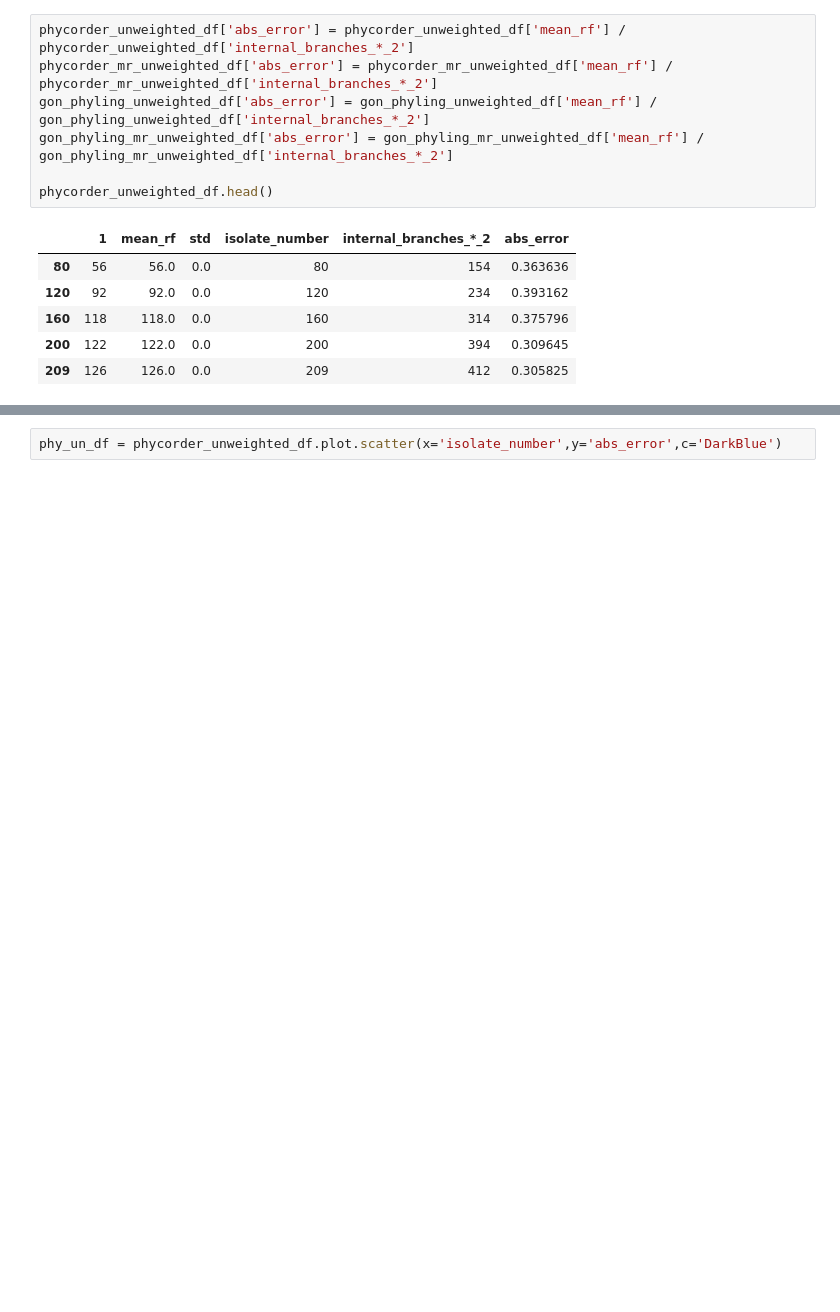
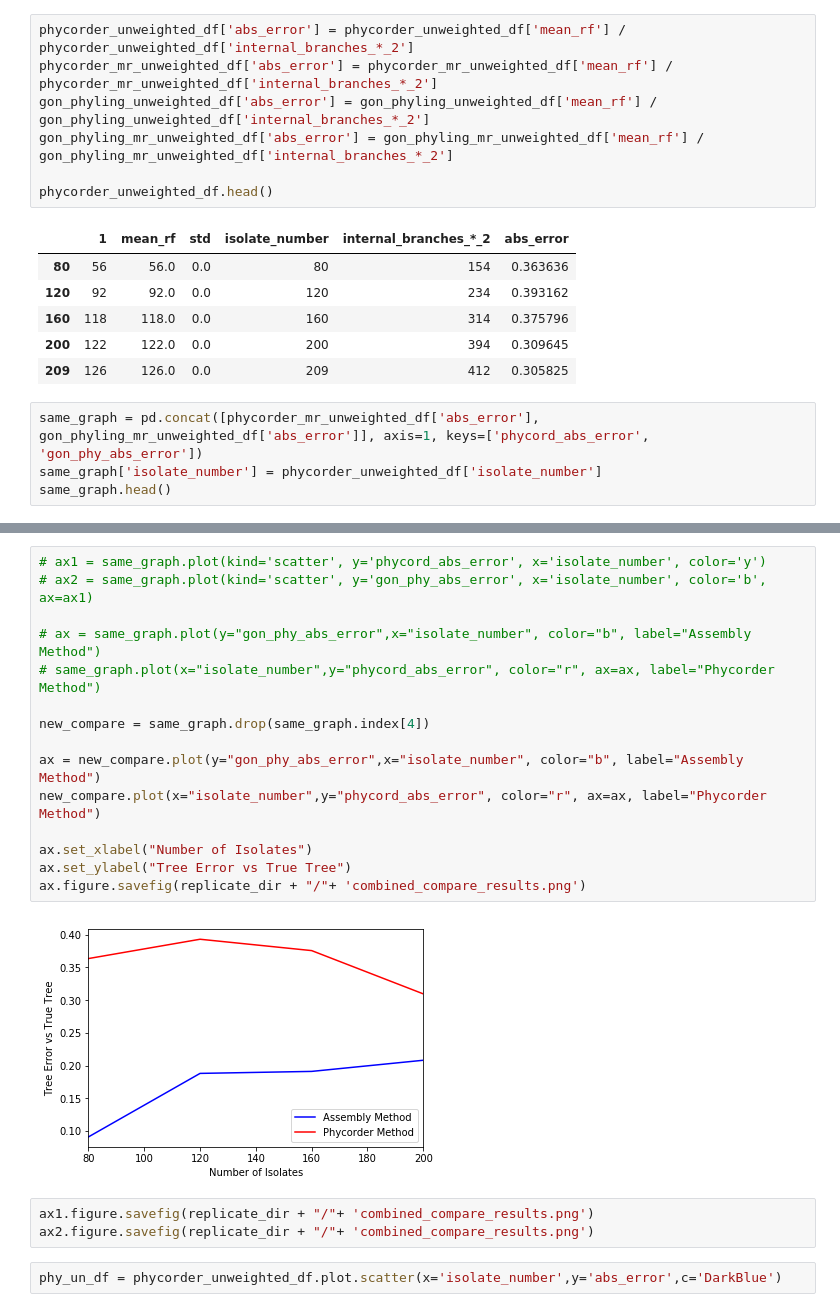
Before and after one commit to jtfield/phylo_comparison, a Jupyter notebook: tree_compare_fig.ipynb, the cells around one changed output, grey strips where cells are left out. Drawn from its saved outputs; the diff is of its cells as text; blank space fills up the shorter version.

```diff
--- a/tree_compare_fig.ipynb
+++ b/tree_compare_fig.ipynb
@@ -750,3 +791,7 @@ phycorder_unweighted_df.head()
 | 160 | 118 | 118.0 | 0.0 | 160 | 314 | 0.375796 |
 | 200 | 122 | 122.0 | 0.0 | 200 | 394 | 0.309645 |
 | 209 | 126 | 126.0 | 0.0 | 209 | 412 | 0.305825 |
+# %%
+same_graph = pd.concat([phycorder_mr_unweighted_df['abs_error'], gon_phyling_mr_unweighted_df['abs_error']], axis=1, keys=['phycord_abs_error', 'gon_phy_abs_error'])
+same_graph['isolate_number'] = phycorder_unweighted_df['isolate_number']
+same_graph.head()
@@ -753,3 +805,23 @@ phycorder_unweighted_df.head()
+# %%
+# ax1 = same_graph.plot(kind='scatter', y='phycord_abs_error', x='isolate_number', color='y')
+# ax2 = same_graph.plot(kind='scatter', y='gon_phy_abs_error', x='isolate_number', color='b', ax=ax1)
+
+# ax = same_graph.plot(y="gon_phy_abs_error",x="isolate_number", color="b", label="Assembly Method")
+# same_graph.plot(x="isolate_number",y="phycord_abs_error", color="r", ax=ax, label="Phycorder Method")
+
+new_compare = same_graph.drop(same_graph.index[4])
+
+ax = new_compare.plot(y="gon_phy_abs_error",x="isolate_number", color="b", label="Assembly Method")
+new_compare.plot(x="isolate_number",y="phycord_abs_error", color="r", ax=ax, label="Phycorder Method")
+
+ax.set_xlabel("Number of Isolates")
+ax.set_ylabel("Tree Error vs True Tree")
+ax.figure.savefig(replicate_dir + "/"+ 'combined_compare_results.png')
+# %% [output]
+[figure, added]
+# %%
+ax1.figure.savefig(replicate_dir + "/"+ 'combined_compare_results.png')
+ax2.figure.savefig(replicate_dir + "/"+ 'combined_compare_results.png')
 # %%
 phy_un_df = phycorder_unweighted_df.plot.scatter(x='isolate_number',y='abs_error',c='DarkBlue')
 # %% [output]
```
Also changed, not shown: parts of 6 cells of this notebook.
